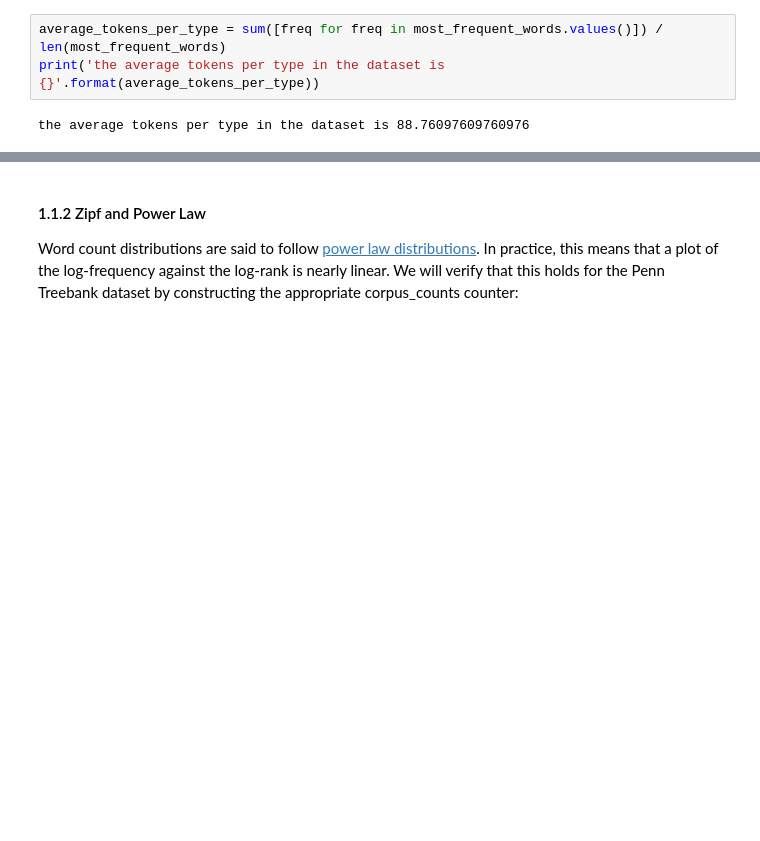
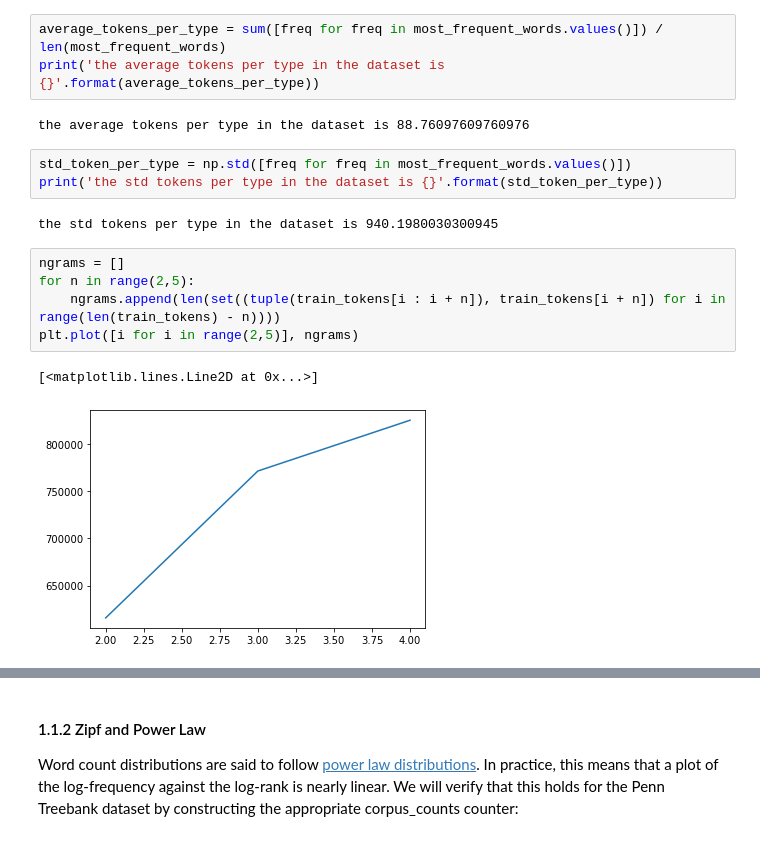
Before and after one commit to danikv/NLPEx1, a Jupyter notebook: code/NLP21HW1.ipynb, the cells around one changed output, grey strips where cells are left out. Saved outputs shown, nothing was run; the diff lists cells and outputs as text; blank space fills up the shorter version.

```diff
--- a/code/NLP21HW1.ipynb
+++ b/code/NLP21HW1.ipynb
@@ -199,3 +213,16 @@ average_tokens_per_type = sum([freq for freq in most_frequent_words.values()]) /
 print('the average tokens per type in the dataset is {}'.format(average_tokens_per_type))
 # %% [output]
 the average tokens per type in the dataset is 88.76097609760976
+# %%
+std_token_per_type = np.std([freq for freq in most_frequent_words.values()])
+print('the std tokens per type in the dataset is {}'.format(std_token_per_type))
+# %% [output]
+the std tokens per type in the dataset is 940.1980030300945
+# %%
+ngrams = []
+for n in range(2,5):
+    ngrams.append(len(set((tuple(train_tokens[i : i + n]), train_tokens[i + n]) for i in range(len(train_tokens) - n))))
+plt.plot([i for i in range(2,5)], ngrams)
+# %% [output]
+[<matplotlib.lines.Line2D at 0x...>]
+[figure, added]
```
Also changed, not shown: parts of 15 cells of this notebook.
